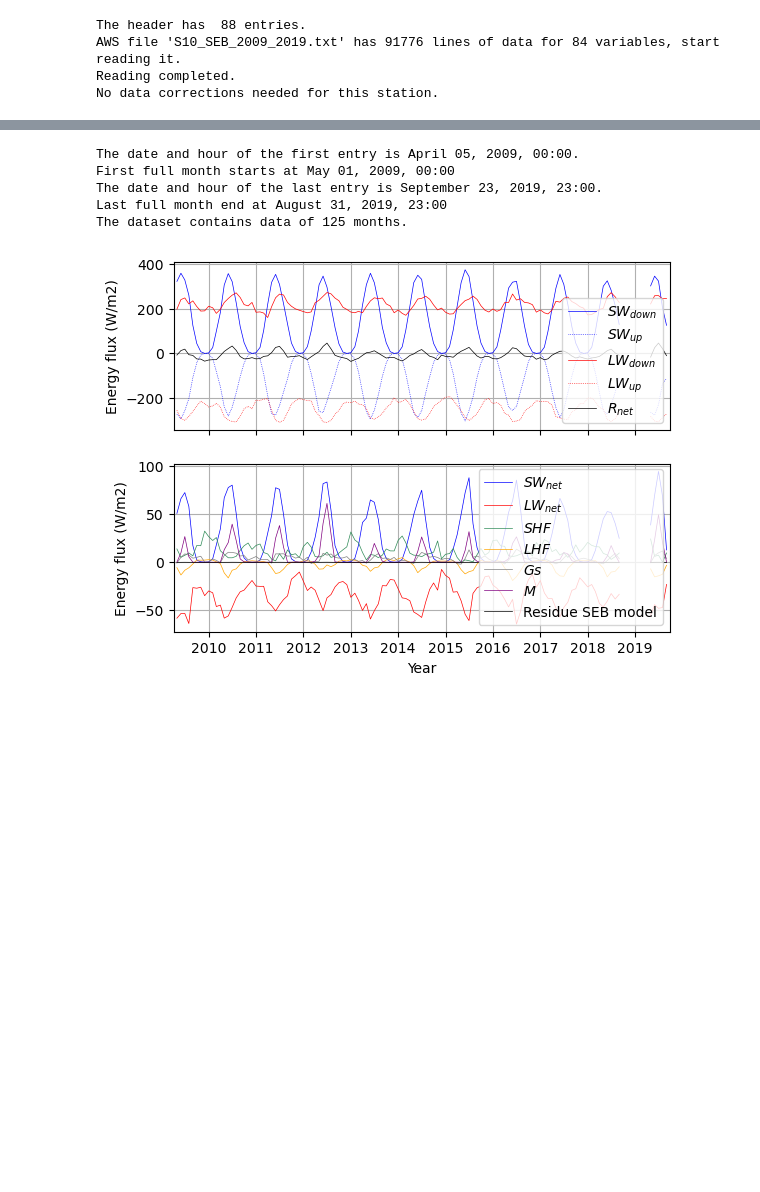
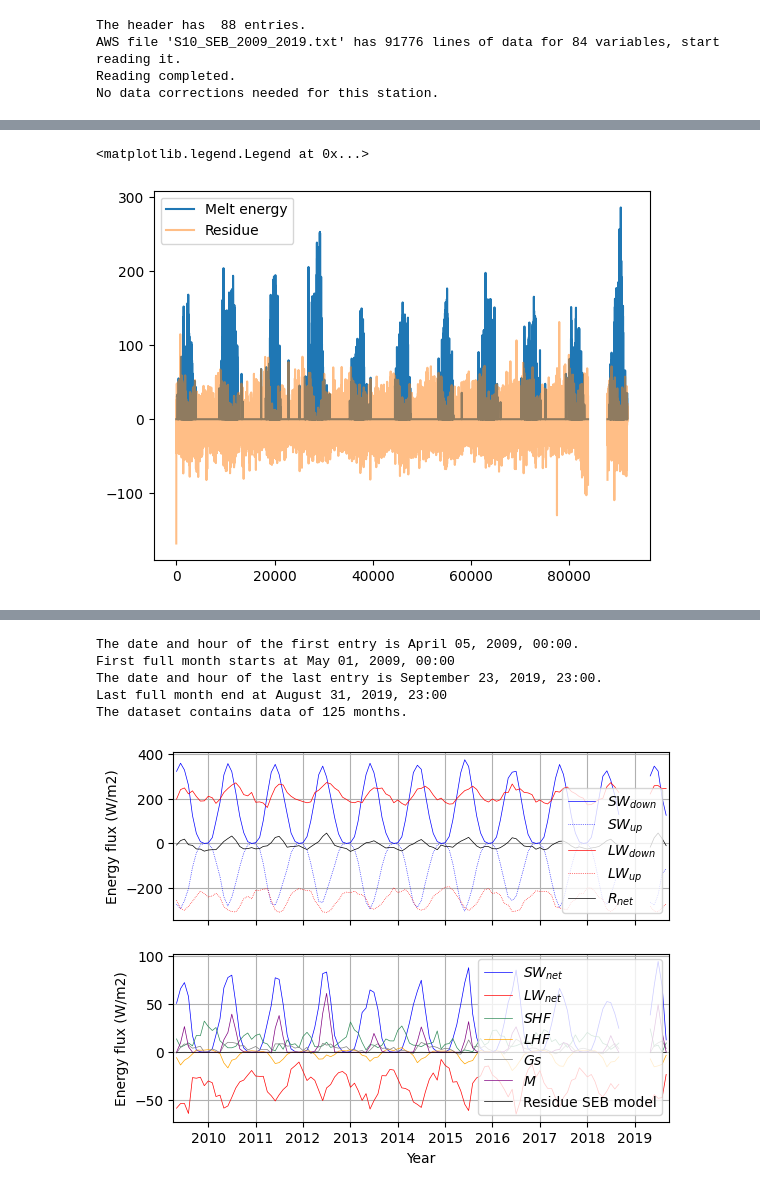
Before and after one commit to CLPHUU/IceAndClimate, a Jupyter notebook: Project_2/Project_2.ipynb, the cells around one changed output, grey strips where cells are left out. Cells and saved outputs as stored; diff of their text form; code cells hidden in the pictures; blank space fills up the shorter version.

```diff
--- a/Project_2/Project_2.ipynb
+++ b/Project_2/Project_2.ipynb
@@ -200,0 +177,7 @@ TypeError: cannot unpack non-iterable NoneType object
+# %%
+plt.plot(No_melt_dict['Melt'], label='Melt energy')
+plt.plot(No_melt_dict['residue'], label='Residue', alpha=0.5)
+plt.legend()
+# %% [output]
+<matplotlib.legend.Legend at 0x...>
+[figure, added]
```
Also changed, not shown: parts of 12 cells of this notebook, 1 other file.
